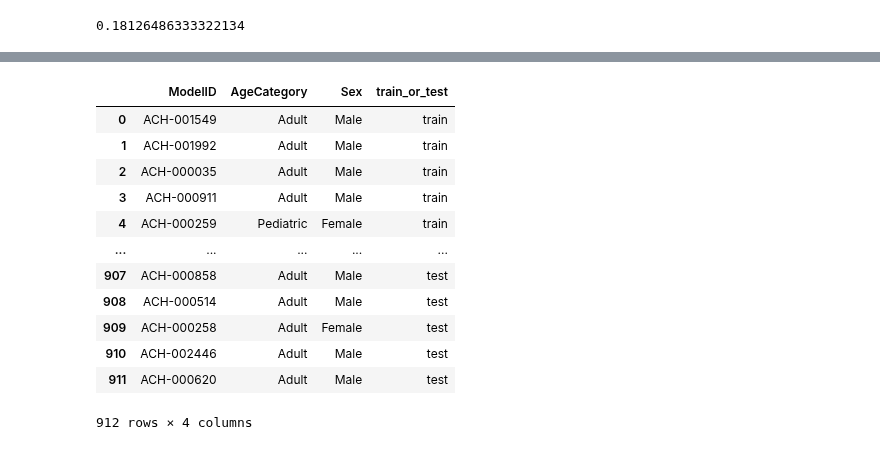
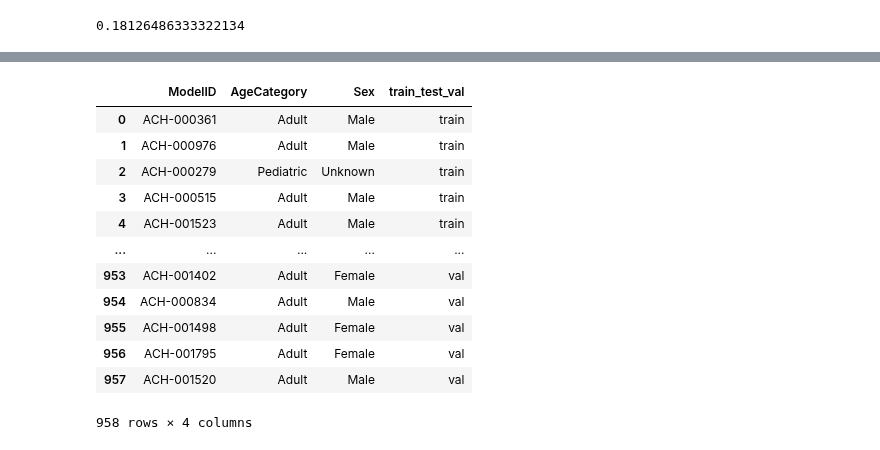
Before and after one commit to WayScience/gene_dependency_representations, a Jupyter notebook: 3.analysis/1.heatmaps.ipynb, the cells around one changed output, grey strips where cells are left out. Saved outputs shown, nothing was run; the diff lists cells and outputs as text; code cells hidden in the pictures.

```diff
--- a/3.analysis/1.heatmaps.ipynb
+++ b/3.analysis/1.heatmaps.ipynb
@@ -29,10 +18,15 @@ print(random.random())
 0.18126486333322134
 # %%
 # load the data
-data_directory = pathlib.Path("../0.data-download/data")
-train_init, test_init, gene_stats = load_train_test_data(
-    data_directory, train_or_test="all", load_gene_stats=True
+data_directory = pathlib.Path("../0.data-download/data").resolve()
+train_init, test_init, val_init, gene_stats = load_train_test_data(
+    data_directory, train_or_test="all", load_gene_stats=True, drop_columns=False
 )
 
-data_dir = "../0.data-download/data/"
-model_df, effect_df = load_data(data_dir, adult_or_pediatric="all")
+train_df, test_df, val_df, gene_stats = load_train_test_data(
+    data_directory, train_or_test="all", load_gene_stats=True, drop_columns=True
+)
+
+
+#data_dir = "../0.data-download/data/"
+model_df, effect_df = load_data(data_directory, adult_or_pediatric="all")
@@ -53,6 +33,7 @@ subset_test_df = test_df.filter(gene_list_passed_qc, axis=1)
 # %%
-train_init["train_or_test"] = train_init.apply(lambda _: "train", axis=1)
-test_init["train_or_test"] = test_init.apply(lambda _: "test", axis=1)
+train_init["train_test_val"] = train_init.apply(lambda _: "train", axis=1)
+test_init["train_test_val"] = test_init.apply(lambda _: "test", axis=1)
+val_init["train_test_val"] = val_init.apply(lambda _: "val", axis=1)
 # %%
 # load the latent dimension dataframe
 
@@ -73,34 +54,34 @@ latent_df.head(5)
 # %%
 # create a data frame of both test and train gene effect data sorted by top 1000 highest gene variances
-concat_frames = [train_init, test_init]
+concat_frames = [train_init, test_init, val_init]
 train_and_test = pd.concat(concat_frames).reset_index(drop=True)
 train_and_test[["AgeCategory", "Sex"]] = train_and_test.age_and_sex.str.split(
     pat="_", expand=True
 )
-train_and_test_subbed = train_and_test.filter(gene_list_passed_qc, axis=1)
+
 metadata_holder = []
 metadata_holder = pd.DataFrame(metadata_holder)
 metadata = metadata_holder.assign(
     ModelID=train_and_test.ModelID.astype(str),
     AgeCategory=train_and_test.AgeCategory.astype(str),
     Sex=train_and_test.Sex.astype(str),
-    train_or_test=train_and_test.train_or_test.astype(str),
+    train_test_val=train_and_test.train_test_val.astype(str),
 )
 metadata
 # %% [output]
-|  | ModelID | AgeCategory | Sex | train_or_test |
-| 0 | ACH-001549 | Adult | Male | train |
-| 1 | ACH-001992 | Adult | Male | train |
-| 2 | ACH-000035 | Adult | Male | train |
-| 3 | ACH-000911 | Adult | Male | train |
-| 4 | ACH-000259 | Pediatric | Female | train |
+|  | ModelID | AgeCategory | Sex | train_test_val |
+| 0 | ACH-000361 | Adult | Male | train |
+| 1 | ACH-000976 | Adult | Male | train |
+| 2 | ACH-000279 | Pediatric | Unknown | train |
+| 3 | ACH-000515 | Adult | Male | train |
+| 4 | ACH-001523 | Adult | Male | train |
 | ... | ... | ... | ... | ... |
-| 907 | ACH-000858 | Adult | Male | test |
-| 908 | ACH-000514 | Adult | Male | test |
-| 909 | ACH-000258 | Adult | Female | test |
-| 910 | ACH-002446 | Adult | Male | test |
-| 911 | ACH-000620 | Adult | Male | test |
+| 953 | ACH-001402 | Adult | Female | val |
+| 954 | ACH-000834 | Adult | Male | val |
+| 955 | ACH-001498 | Adult | Female | val |
+| 956 | ACH-001795 | Adult | Female | val |
+| 957 | ACH-001520 | Adult | Male | val |
-912 rows × 4 columns
+958 rows × 4 columns
 # %%
 AgeCategory = metadata.pop("AgeCategory")
 Sex = metadata.pop("Sex")
```
Also changed, not shown: parts of 8 cells of this notebook, 18 other files.
